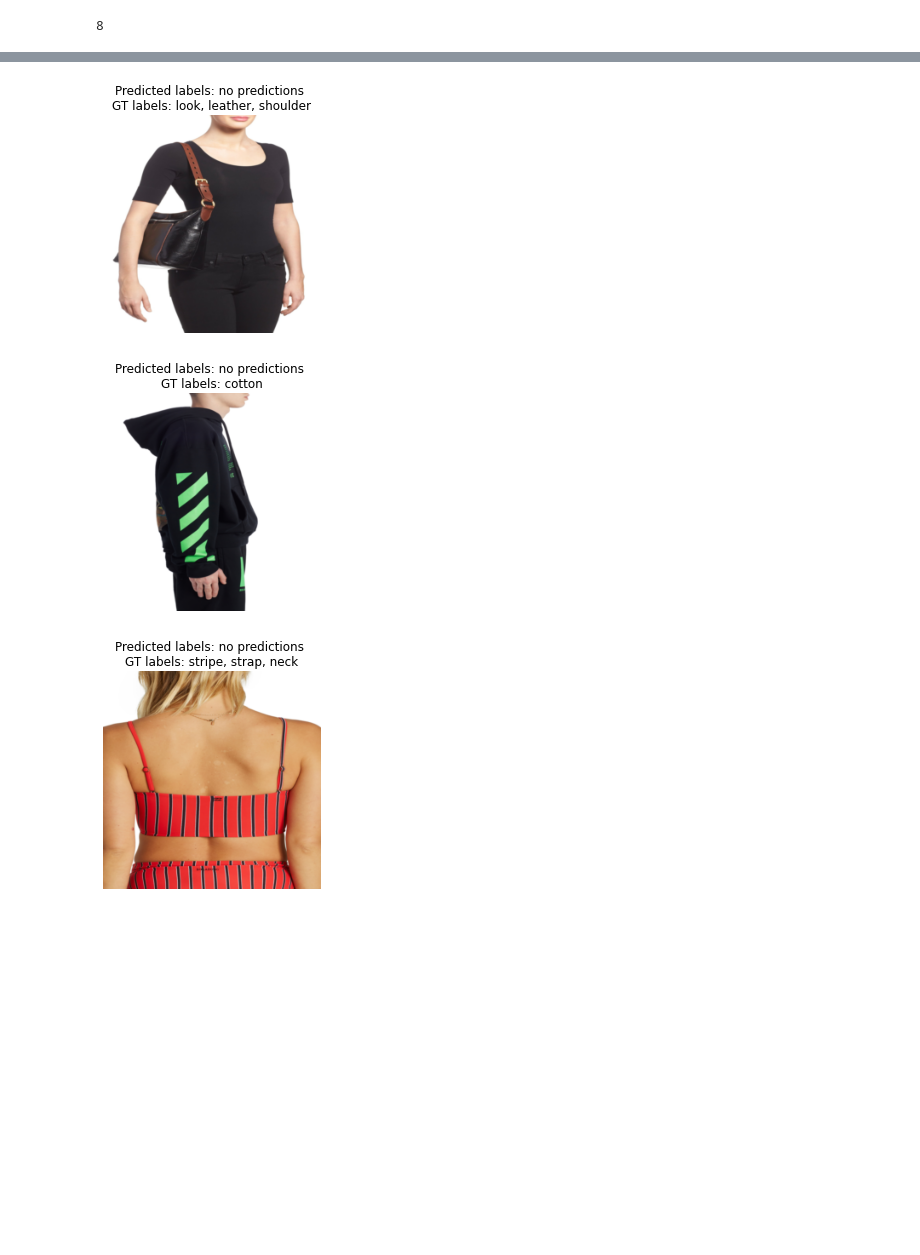
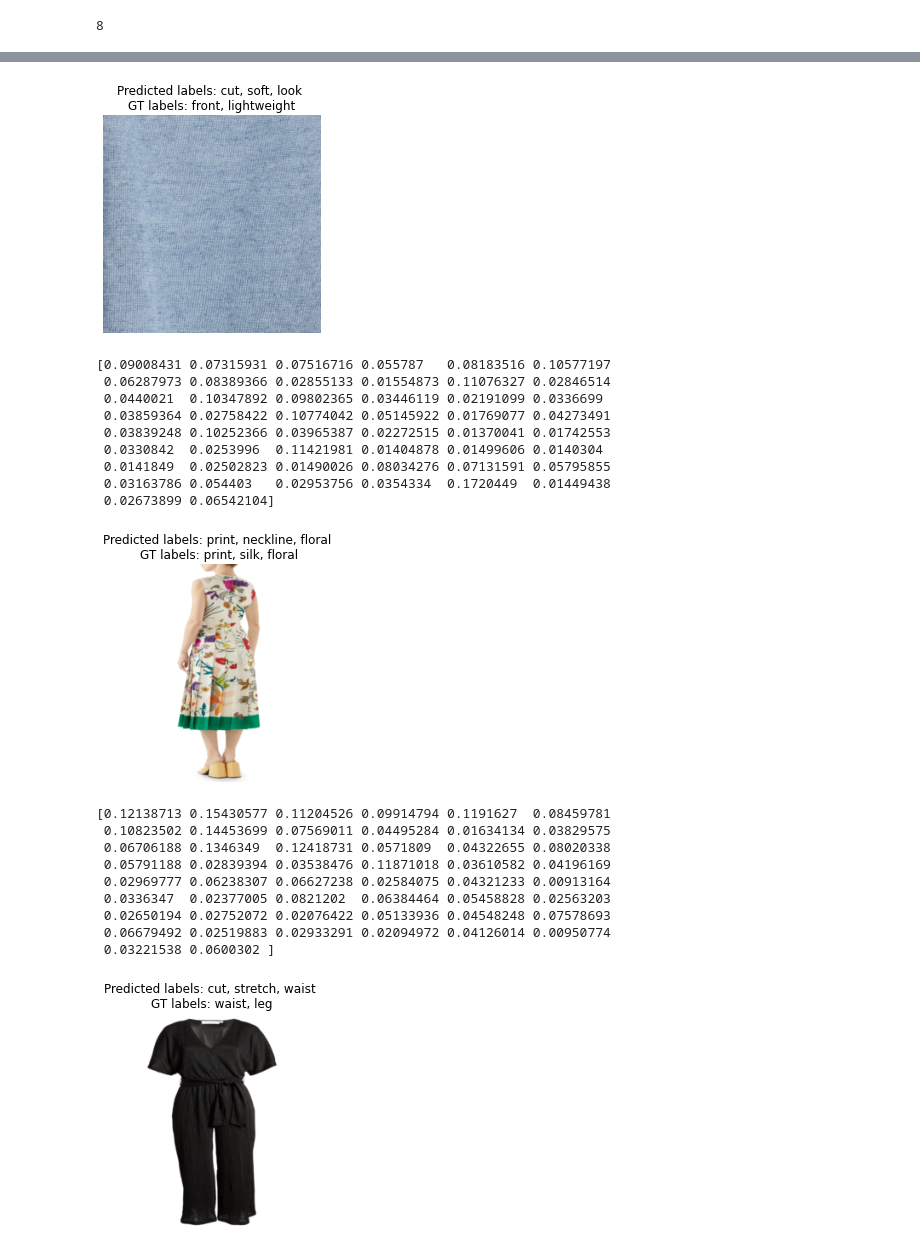
Before and after one commit to zzzzmoya/farfetch-image-team, a Jupyter notebook: Farfetch_multi_label.ipynb, the cells around one changed output, grey strips where cells are left out. Saved outputs shown, nothing was run; the diff lists cells and outputs as text; code cells hidden in the pictures; blank space fills up the shorter version.

```diff
--- a/Farfetch_multi_label.ipynb
+++ b/Farfetch_multi_label.ipynb
@@ -202,6 +197,6 @@ get_key(att_dict,'classic')
 8
 # %%
 #split to train/test
-X_train,X_test,Y_train,Y_test = train_test_split(clean_imgs,encode_y,test_size = 0.3)
-X_train, X_val, Y_train, Y_val = train_test_split(X_train, Y_train, test_size=0.25, random_state=1) # 0.25 x 0.8 = 0.2
+X_train,X_test,Y_train,Y_test = train_test_split(clean_imgs,encode_y,test_size = 0.2)
+X_train, X_val, Y_train, y_val = train_test_split(X_train, Y_train, test_size=0.25, random_state=1) # 0.25 x 0.8 = 0.2
 # %%
@@ -285,20 +278,17 @@ test_freq = 50 # Test model frequency (iterations)
 # mean = [0.485, 0.456, 0.406]
 # std = [0.229, 0.224, 0.225]
 
-device = torch.device('cpu')
+device = torch.device("cpu")
 # Save path for checkpoints
-save_path = 'chekpoints/'
+save_path = 'checkpoints/'
 
 
 #visualization function
 dataset_train=ECCV_Dataset(X_train,Y_train, train_transform)
-dataset_test = ECCV_Dataset(X_test,Y_test, val_transform)
-dataset_val = ECCV_Dataset(X_val,Y_val, val_transform)
+dataset_val = ECCV_Dataset(X_test,Y_test, val_transform)
 train_dataloader = DataLoader(dataset_train, batch_size=batch_size, num_workers=num_workers, shuffle=True,
                               drop_last=True)
-test_dataloader = DataLoader(dataset_test, batch_size=batch_size, num_workers=num_workers)
-val_dataloader = DataLoader(dataset_val, batch_size=batch_size, num_workers=num_workers)
-
+test_dataloader = DataLoader(dataset_val, batch_size=batch_size, num_workers=num_workers)
 
 def show_sample(data):
     # Convert the binary labels back to the text representation.
@@ -544,0 +420,2 @@ KeyboardInterrupt:
+# %%
+device = torch.device("cpu")
@@ -544,0 +530,4 @@ KeyboardInterrupt:
+# %%
+model = Resnext50(len(dataset_train.classes))
+checkpointload = torch.load("/class/datamine/corporate/farfetch/student_work/image_team/checkpoints/checkpoint-000000.pth")
+model.load_state_dict(checkpointload)
@@ -545,14 +536,21 @@ KeyboardInterrupt:
 # %%
 # Run inference on the test data
 model.eval()
-for sample_id in [1,2,3,4,6]:
+for sample_id in range(50):
     test_img, test_labels = dataset_val[sample_id]
 #     test_img_path = os.path.join(img_folder, dataset_val.imgs[sample_id])
     with torch.no_grad():
 #         raw_pred = model(test_img.unsqueeze(0)).cpu().numpy()[0]
         x_in = test_img.to(device=device, dtype=torch.float)
         raw_pred = model(x_in.unsqueeze(0)).cpu().numpy()[0]
-        raw_pred = np.array(raw_pred > 0.5, dtype=float)
+        maxval=sorted(raw_pred,reverse=True)
+        print(raw_pred)
+        y1 = np.zeros([len(raw_pred)])
+        for att in range(len(raw_pred)):
+            if raw_pred[att] in maxval[:3]:
+                y1[att]=1
+        #raw_pred = np.array(raw_pred >0.12 , dtype=float)
+        raw_pred=y1
 
     predicted_labels = np.array(dataset_val.classes)[np.argwhere(raw_pred > 0)[:, 0]]
     if not len(predicted_labels):
@@ -567,3 +574,21 @@ for sample_id in [1,2,3,4,6]:
-[figure, old version]
+[figure, new version]
+[0.09008431 0.07315931 0.07516716 0.055787   0.08183516 0.10577197
+ 0.06287973 0.08389366 0.02855133 0.01554873 0.11076327 0.02846514
+ 0.0440021  0.10347892 0.09802365 0.03446119 0.02191099 0.0336699
+ 0.03859364 0.02758422 0.10774042 0.05145922 0.01769077 0.04273491
+ 0.03839248 0.10252366 0.03965387 0.02272515 0.01370041 0.01742553
+ 0.0330842  0.0253996  0.11421981 0.01404878 0.01499606 0.0140304
+ 0.0141849  0.02502823 0.01490026 0.08034276 0.07131591 0.05795855
+ 0.03163786 0.054403   0.02953756 0.0354334  0.1720449  0.01449438
+ 0.02673899 0.06542104]
-[figure, old version]
+[figure, new version]
+[0.12138713 0.15430577 0.11204526 0.09914794 0.1191627  0.08459781
+ 0.10823502 0.14453699 0.07569011 0.04495284 0.01634134 0.03829575
+ 0.06706188 0.1346349  0.12418731 0.0571809  0.04322655 0.08020338
+ 0.05791188 0.02839394 0.03538476 0.11871018 0.03610582 0.04196169
+ 0.02969777 0.06238307 0.06627238 0.02584075 0.04321233 0.00913164
+ 0.0336347  0.02377005 0.0821202  0.06384464 0.05458828 0.02563203
+ 0.02650194 0.02752072 0.02076422 0.05133936 0.04548248 0.07578693
+ 0.06679492 0.02519883 0.02933291 0.02094972 0.04126014 0.00950774
+ 0.03221538 0.0600302 ]
-[figure, old version]
+[figure, new version]
```
Also changed, not shown: parts of 25 cells of this notebook.
